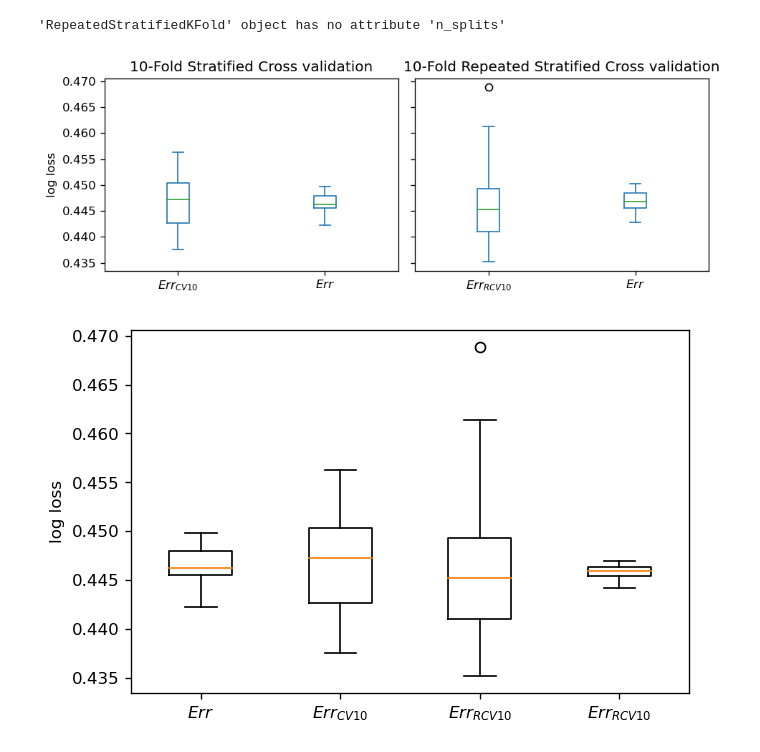
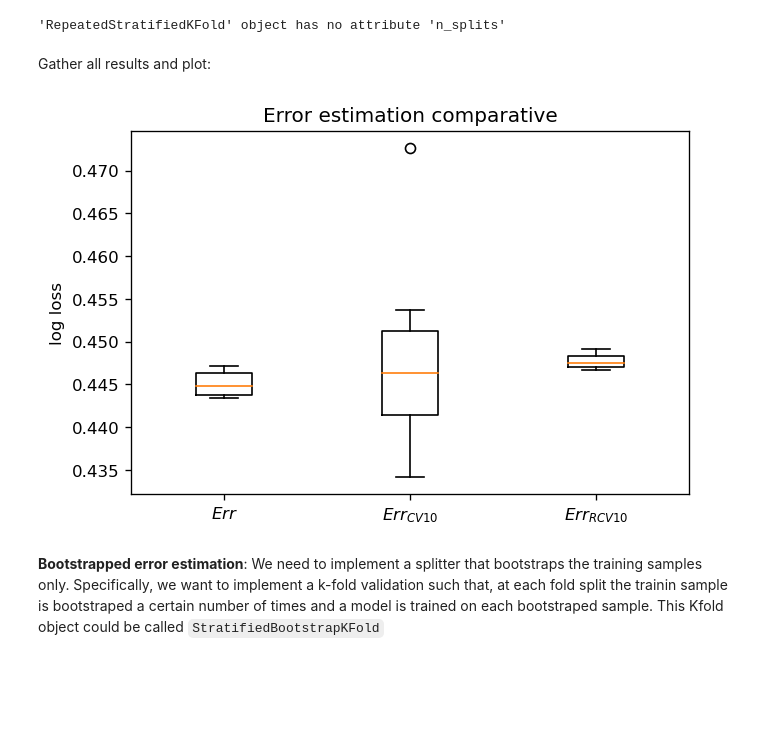
Before and after one commit to pibieta/imbalanced_learning, a Jupyter notebook: notebooks/pablo-best-benchmark-model.ipynb, the cells around one changed output. Drawn from its saved outputs; the diff is of its cells as text; code cells hidden in the pictures; blank space fills up the shorter version.

Commit message:
updated the notebook with repeated cross validation experiment

```diff
--- a/notebooks/pablo-best-benchmark-model.ipynb
+++ b/notebooks/pablo-best-benchmark-model.ipynb
@@ -1006,21 +1002,3 @@ results_repeated_cv = run_cross_validation_from_split(models[model_name], kfold
                                                         X_valid = X_valid, y_valid = y_valid)
 # %% [output]
 'RepeatedStratifiedKFold' object has no attribute 'n_splits'
-# %%
-f, ax = plt.subplots(1, 2, dpi = 120,
-                        figsize = (8,3), sharey = True)
-
-pd.DataFrame(results_cv).T.plot(kind = 'box', ax = ax[0])
-ax[0].set_ylabel('log loss')
-ax[0].set_title(f'{n_folds}-Fold Stratified Cross validation')
-ax[0].set_xticklabels([r'$Err_{CV10}$', r'$Err$'])
-
-pd.DataFrame(results_repeated_cv).T.plot(kind = 'box', ax = ax[1])
-ax[1].set_ylabel('log loss')
-ax[1].set_title(f'{n_folds}-Fold Repeated Stratified Cross validation')
-ax[1].set_xticklabels([r'$Err_{RCV10}$', r'$Err$'])
-
-f.tight_layout()
-plt.show()
-# %% [output]
-[figure, removed]
@@ -1034,19 +1005,25 @@ for i in np.arange(0,100,10):
+# %% [markdown]
+Gather all results and plot:
+# %%
+df_results_cv = pd.DataFrame(results_cv).T
+df_results_repeated_cv  = pd.DataFrame(results_repeated_cv).T
+# For the repeated cross validation results, we need to average over each repetition
+df_results_repeated_cv['rep'] = df_results_repeated_cv.reset_index()['index'].astype(int).apply(lambda x: int((x-1)/10)).values
+df_results_rep_summarized = df_results_repeated_cv.groupby('rep').mean()
 # %%
 errors = [df_results_cv['valid'].values,\
          df_results_cv['test'].values,\
-        # df_results_repeated_cv['valid'].values,
-        df_results_repeated_cv['test'],
-        rep_cv_means]
-x_labels = [r'$Err$', \
-                r'$Err_{CV10}$', \
-                # r'$Err$', \
-                r'$Err_{RCV10}$', \
-                r'$Err_{RCV10}$']
+         df_results_rep_summarized['test']]
+x_labels = [r'$Err$',\
+            r'$Err_{CV10}$',\
+            r'$Err_{RCV10}$']
+f, ax =plt.subplots(dpi = 120)
+ax.boxplot(errors)
+ax.set_xticklabels(x_labels)
+ax.set_ylabel('log loss')
+ax.set_title('Error estimation comparative')
+plt.show()
+# %% [output]
+[figure, added]
-# %%
-f, ax =plt.subplots(dpi = 120)
-ax.boxplot(errors)
-ax.set_xticklabels(x_labels)
-ax.set_ylabel('log loss')
-plt.show()
-# %% [output]
-[figure, removed]
+# %% [markdown]
+**Bootstrapped error estimation**: We need to implement a splitter that bootstraps the training samples only. Specifically, we want to implement a k-fold validation such that, at each fold split the trainin sample is bootstraped a certain number of times and a model is trained on each bootstraped sample. This Kfold object could be called `StratifiedBootstrapKFold`
```
Also changed, not shown: parts of 6 cells of this notebook.
